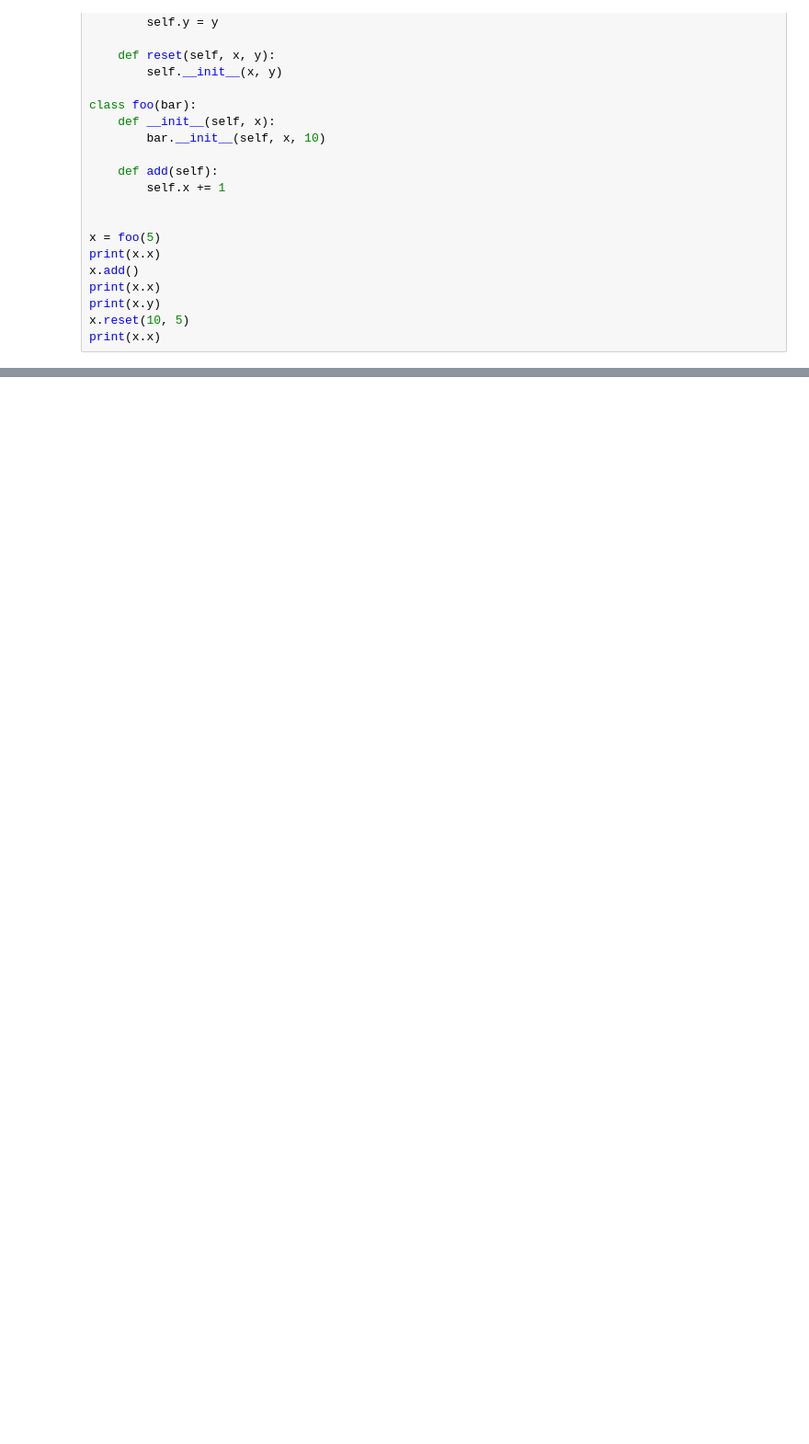
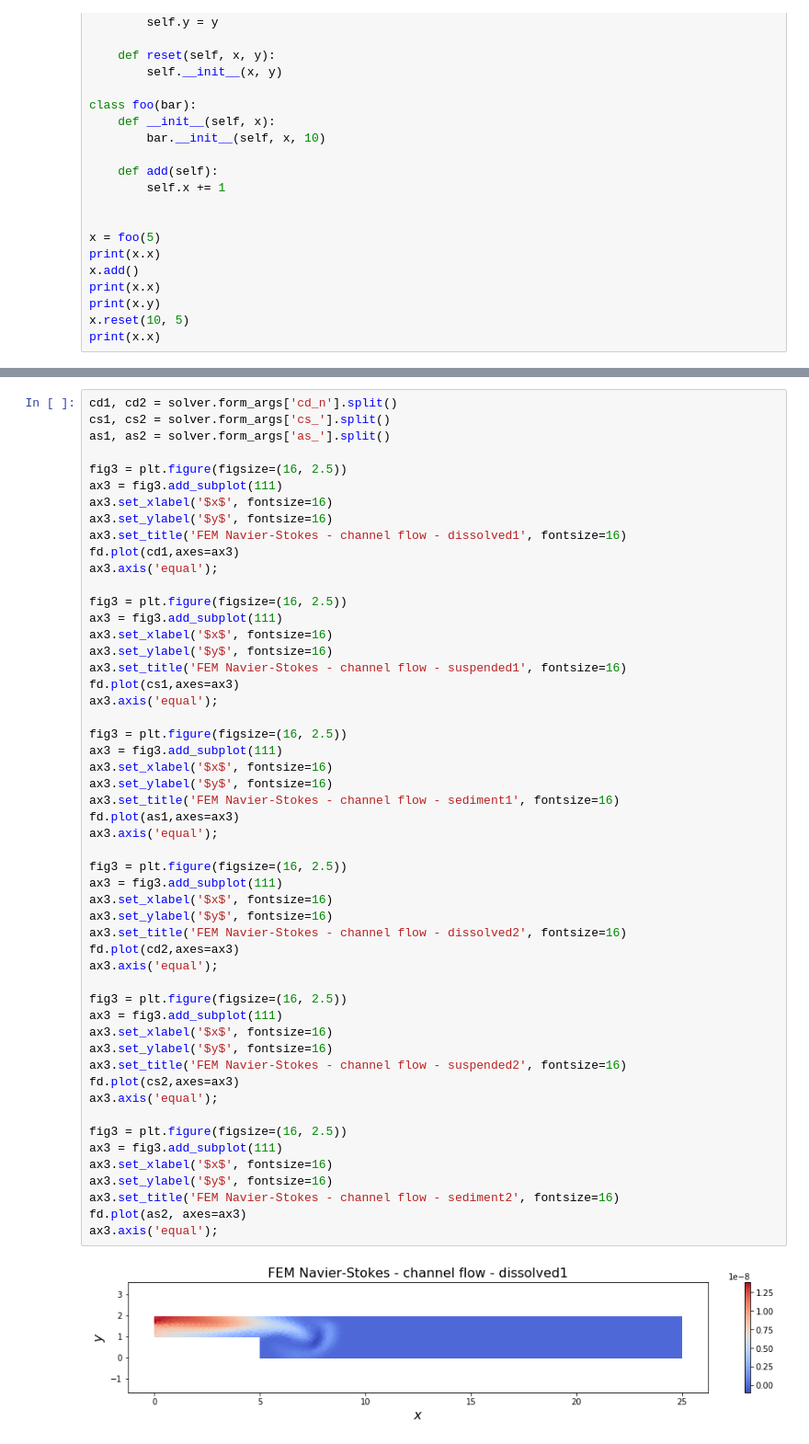
Before and after one commit to msc-acse/acse-9-independent-research-project-kmei92, a Jupyter notebook: acse/test_notebooks/firedrake_framework_module_notebook.ipynb, the cells around one changed output, grey strips where cells are left out. Shown: that part at 92% size. Drawn from its saved outputs; the diff is of its cells as text; blank space fills up the shorter version.

```diff
--- a/acse/test_notebooks/firedrake_framework_module_notebook.ipynb
+++ b/acse/test_notebooks/firedrake_framework_module_notebook.ipynb
@@ -256,0 +563,54 @@ print(x.x)
+# %%
+cd1, cd2 = solver.form_args['cd_n'].split()
+cs1, cs2 = solver.form_args['cs_'].split()
+as1, as2 = solver.form_args['as_'].split()
+
+fig3 = plt.figure(figsize=(16, 2.5))
+ax3 = fig3.add_subplot(111)
+ax3.set_xlabel('$x$', fontsize=16)
+ax3.set_ylabel('$y$', fontsize=16)
+ax3.set_title('FEM Navier-Stokes - channel flow - dissolved1', fontsize=16)
+fd.plot(cd1,axes=ax3)
+ax3.axis('equal');
+
+fig3 = plt.figure(figsize=(16, 2.5))
+ax3 = fig3.add_subplot(111)
+ax3.set_xlabel('$x$', fontsize=16)
+ax3.set_ylabel('$y$', fontsize=16)
+ax3.set_title('FEM Navier-Stokes - channel flow - suspended1', fontsize=16)
+fd.plot(cs1,axes=ax3)
+ax3.axis('equal');
+
+fig3 = plt.figure(figsize=(16, 2.5))
+ax3 = fig3.add_subplot(111)
+ax3.set_xlabel('$x$', fontsize=16)
+ax3.set_ylabel('$y$', fontsize=16)
+ax3.set_title('FEM Navier-Stokes - channel flow - sediment1', fontsize=16)
+fd.plot(as1,axes=ax3)
+ax3.axis('equal');
+
+fig3 = plt.figure(figsize=(16, 2.5))
+ax3 = fig3.add_subplot(111)
+ax3.set_xlabel('$x$', fontsize=16)
+ax3.set_ylabel('$y$', fontsize=16)
+ax3.set_title('FEM Navier-Stokes - channel flow - dissolved2', fontsize=16)
+fd.plot(cd2,axes=ax3)
+ax3.axis('equal');
+
+fig3 = plt.figure(figsize=(16, 2.5))
+ax3 = fig3.add_subplot(111)
+ax3.set_xlabel('$x$', fontsize=16)
+ax3.set_ylabel('$y$', fontsize=16)
+ax3.set_title('FEM Navier-Stokes - channel flow - suspended2', fontsize=16)
+fd.plot(cs2,axes=ax3)
+ax3.axis('equal');
+
+fig3 = plt.figure(figsize=(16, 2.5))
+ax3 = fig3.add_subplot(111)
+ax3.set_xlabel('$x$', fontsize=16)
+ax3.set_ylabel('$y$', fontsize=16)
+ax3.set_title('FEM Navier-Stokes - channel flow - sediment2', fontsize=16)
+fd.plot(as2, axes=ax3)
+ax3.axis('equal');
+# %% [output]
+[figure, added]
```
Also changed, not shown: parts of 23 cells of this notebook, 19 other files.
